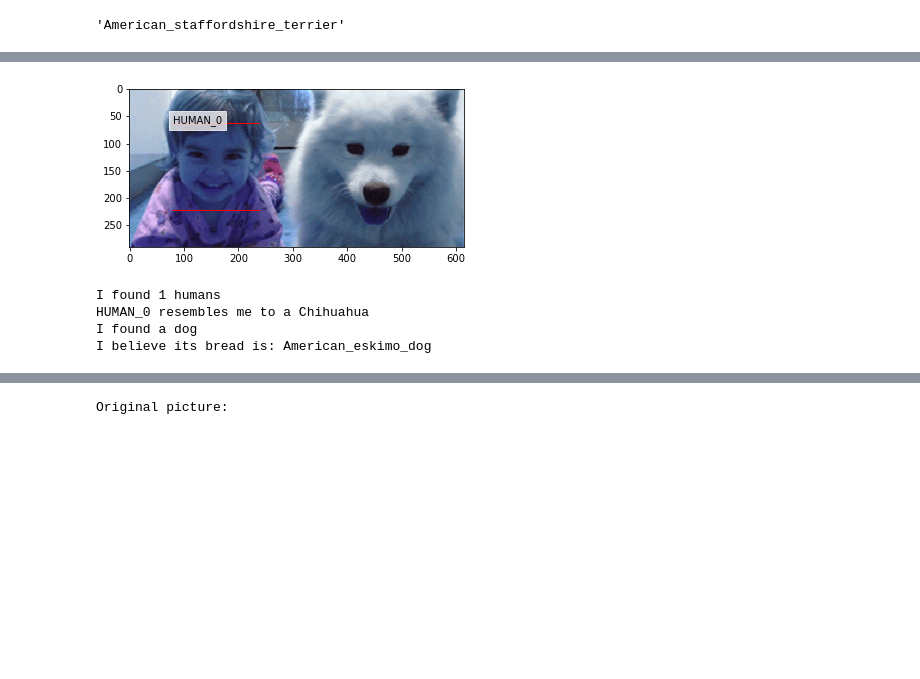
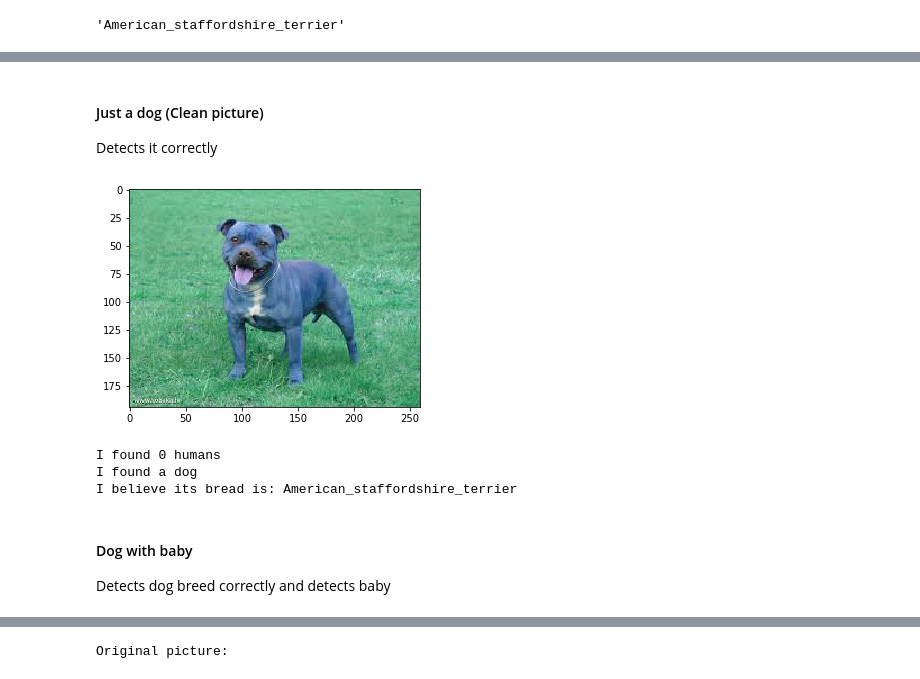
Before and after one commit to jganzabal/dog-project, a Jupyter notebook: dog_app.ipynb, the cells around one changed output, grey strips where cells are left out. Drawn from its saved outputs; the diff is of its cells as text; code cells hidden in the pictures; blank space fills up the shorter version.

Commit message:
testing images added

```diff
--- a/dog_app.ipynb
+++ b/dog_app.ipynb
@@ -850,6 +850,9 @@ Some sample output for our algorithm is provided below, but feel free to design
 from matplotlib import pyplot as plt
 
 predict_breed = Resnet50_predict_breed
+
+with open('imagenet1000_clsid_to_human.txt','r') as inf:
+    imagenet1000_dict = eval(inf.read())
 
 def detected_faces_2_files(img_path):
     img = cv2.imread(img_path)
@@ -876,19 +879,27 @@ def detected_faces_2_files(img_path):
 def my_breed_detector(file_path):
     detected_faces_files = detected_faces_2_files(file_path)
     print('I found %s humans'%len(detected_faces_files))
+
+    found = False
     for i, faces_file in enumerate(detected_faces_files):
         img = cv2.imread(faces_file)
         #plt.imshow(img)
         #plt.show()
         breed = predict_breed(faces_file)
         print("HUMAN_%s resembles me to a %s"%(i,breed))
+        found = True
 
     if dog_detector(file_path):
         print('I found a dog')
         breed = predict_breed(file_path)
         print("I believe its bread is:",breed)
+        found = True
     else:
         print("I found no dog")
+
+    if not found:
+        detected = ResNet50_predict_labels(file_path)
+        print("Is it a %s?"%imagenet1000_dict[detected])
 # %% [markdown]
 ---
 <a id='step7'></a>
@@ -914,11 +928,16 @@ Even though I had already worked with Imagenet, it is really impressive how it d
+# %% [markdown]
+#### Just a dog (Clean picture)
+Detects it correctly
 # %%
 ## TODO: Execute your algorithm from Step 6 on
 ## at least 6 images on your computer.
 ## Feel free to use as many code cells as needed.
-my_breed_detector("images/girl_with_dog.jpg")
+my_breed_detector("images/staffordshire_2.jpeg")
 # %% [output]
-[figure, old version]
+[figure, new version]
-I found 1 humans
-HUMAN_0 resembles me to a Chihuahua
+I found 0 humans
 I found a dog
-I believe its bread is: American_eskimo_dog
+I believe its bread is: American_staffordshire_terrier
+# %% [markdown]
+#### Dog with baby
+Detects dog breed correctly and detects baby
```
Also changed, not shown: parts of 17 cells of this notebook, 8 other files.
